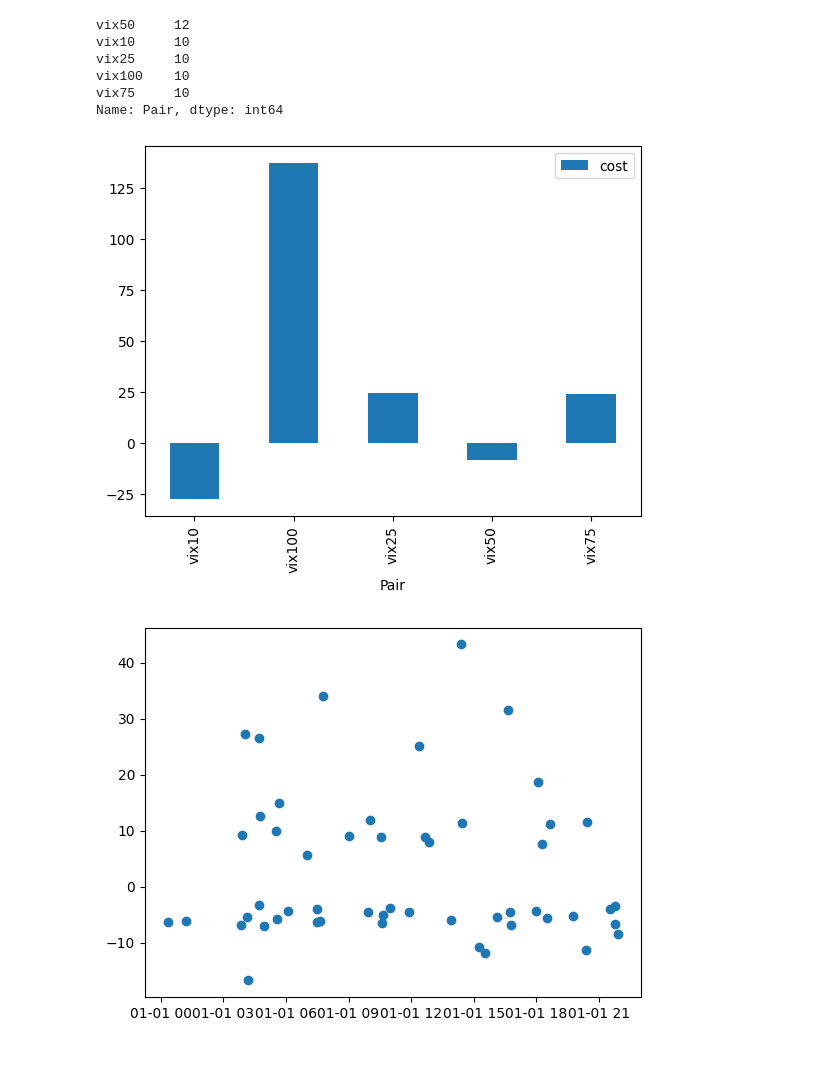
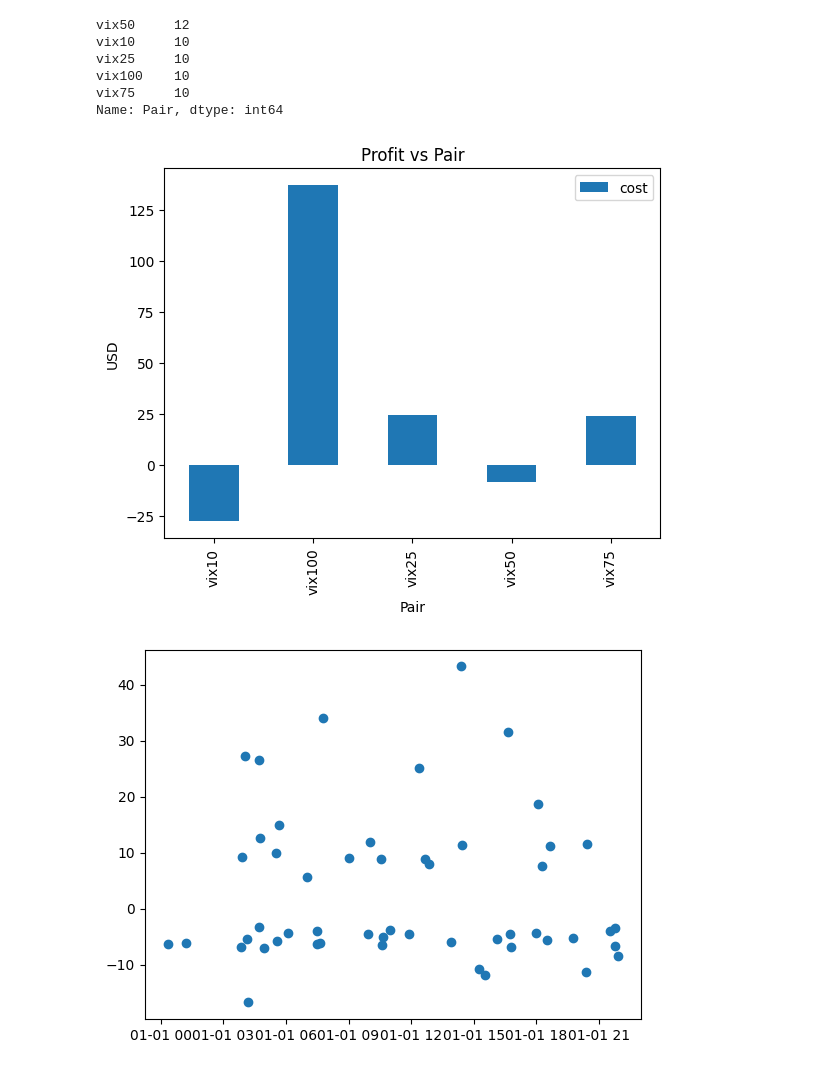
Before and after one commit to ToluPaul/forex, a Jupyter notebook: forex_pred.ipynb, the cells around one changed output. Cells and saved outputs as stored; diff of their text form; code cells hidden in the pictures.

```diff
--- a/forex_pred.ipynb
+++ b/forex_pred.ipynb
@@ -209,9 +209,11 @@ Name: Pair, dtype: int64
 # %%
 #color= ['lightblue', 'blue', 'purple', 'red', 'black']
 vix[['Pair', 'cost']].groupby(['Pair']).agg('sum').plot(kind = 'bar')
+plt.title('Profit vs Pair')
+plt.ylabel('USD')
 plt.show()
 # %% [output]
-[figure, old version]
+[figure, new version]
 # %%
 plt.scatter(vix['Time'], vix['cost'])
 plt.show()
```
